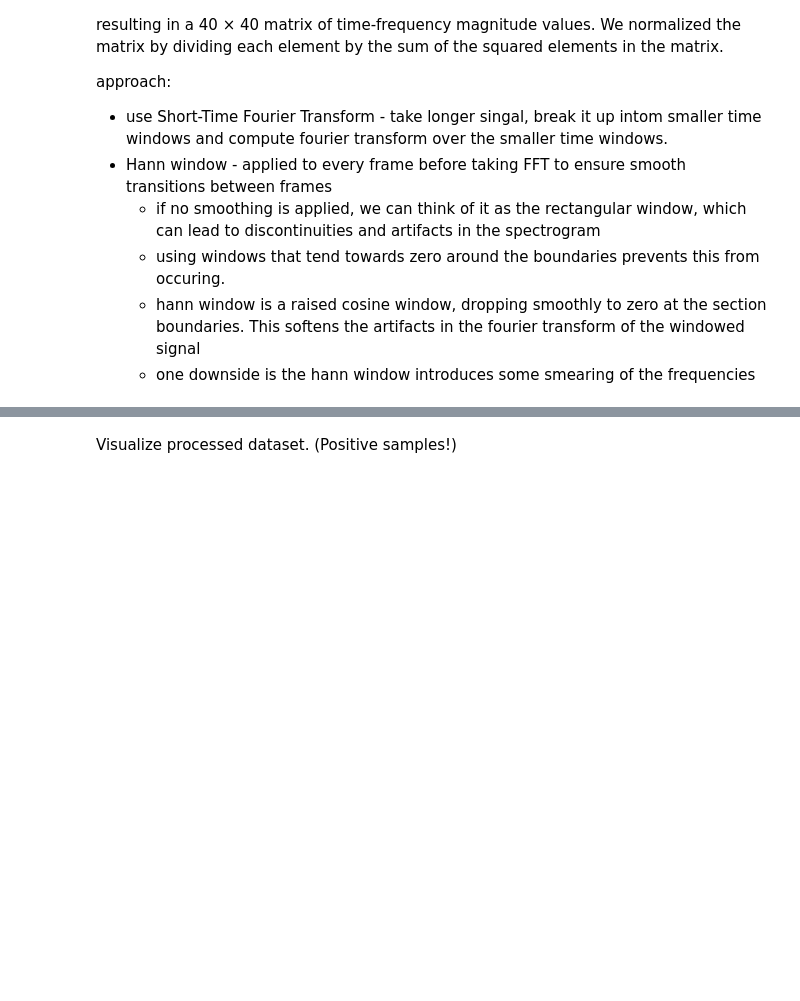
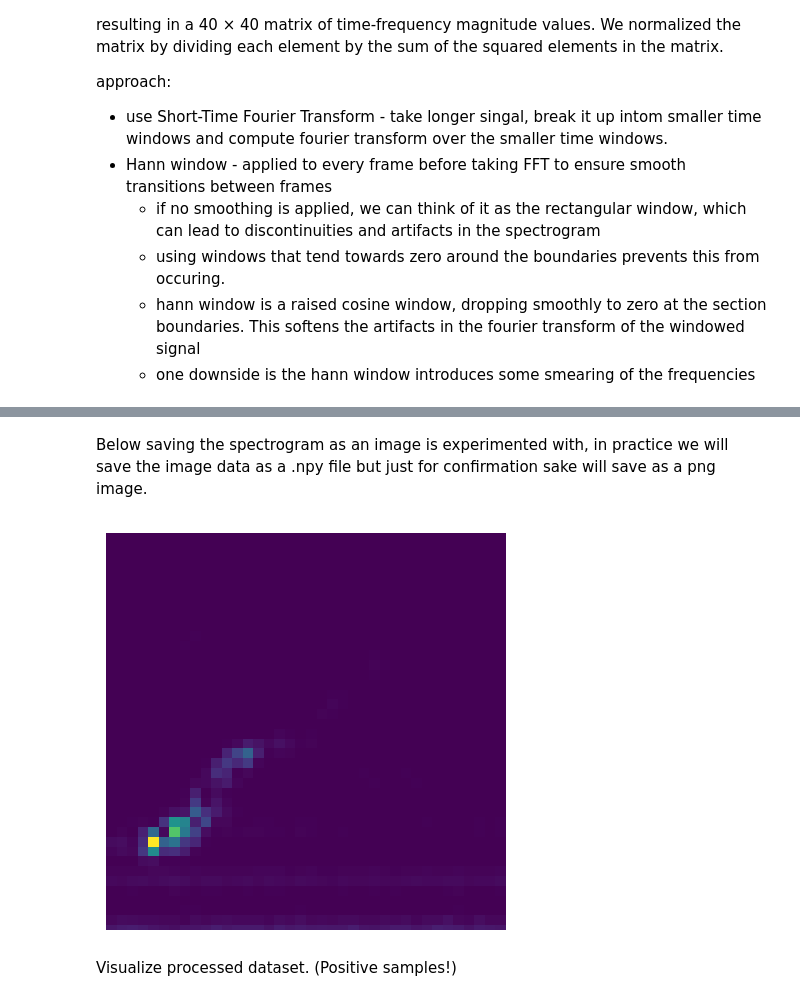
Before and after one commit to NoahBarrett98/cetacean-detection, a Jupyter notebook: exploration/dcdle_2013.ipynb, the cells around one changed output, grey strips where cells are left out. Cells and saved outputs as stored; diff of their text form; code cells hidden in the pictures; blank space fills up the shorter version.

```diff
--- a/exploration/dcdle_2013.ipynb
+++ b/exploration/dcdle_2013.ipynb
@@ -205,3 +202,25 @@ print(Sxx.shape)
+# %% [markdown]
+Below saving the spectrogram as an image is experimented with, in practice we will save the image data as a .npy file but just for confirmation sake will save as a png image.
+# %%
+# Experimenting with saving a spectrogram as an image
+fig, ax = plt.subplots(figsize=(4,4), dpi=100)  # Adjust size as needed
+plt.pcolormesh(times, frequencies, Sxx, shading='auto')
+plt.ylim(39.06, 357.56)  # Limit y-axis to Nyquist frequency
+# Remove axes for clean image
+ax.set_axis_off()
+plt.subplots_adjust(left=0, right=1, top=1, bottom=0)
+plt.show()
+
+# Save as image
+fig.canvas.draw()
+image = np.array(fig.canvas.renderer.buffer_rgba())  # Convert to NumPy array
+
+# Convert to grayscale or resize as needed
+image = Image.fromarray(image)
+# Save or pass to DL model
+image.save("spectrogram.png")
+# %% [output]
+[figure, added]
 # %% [markdown]
 Visualize processed dataset. (Positive samples!)
 # %%
```
Also changed, not shown: parts of 6 cells of this notebook, 6 other files.
